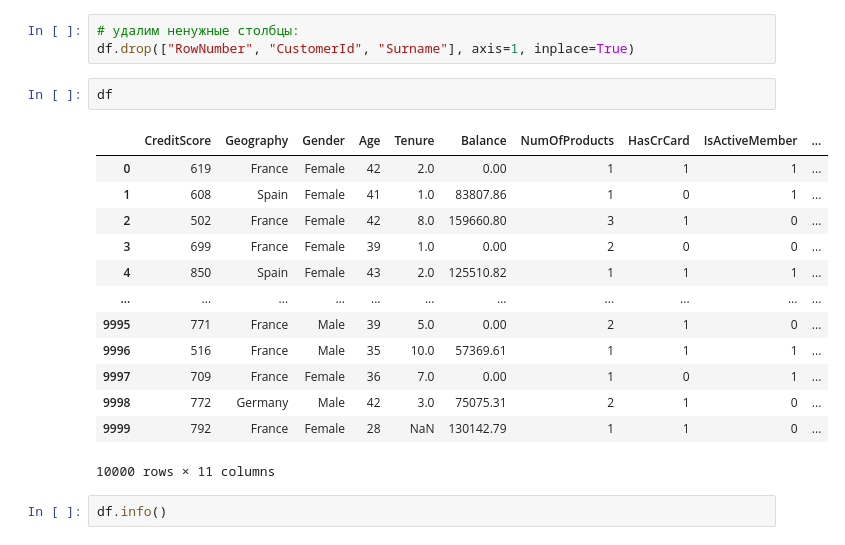
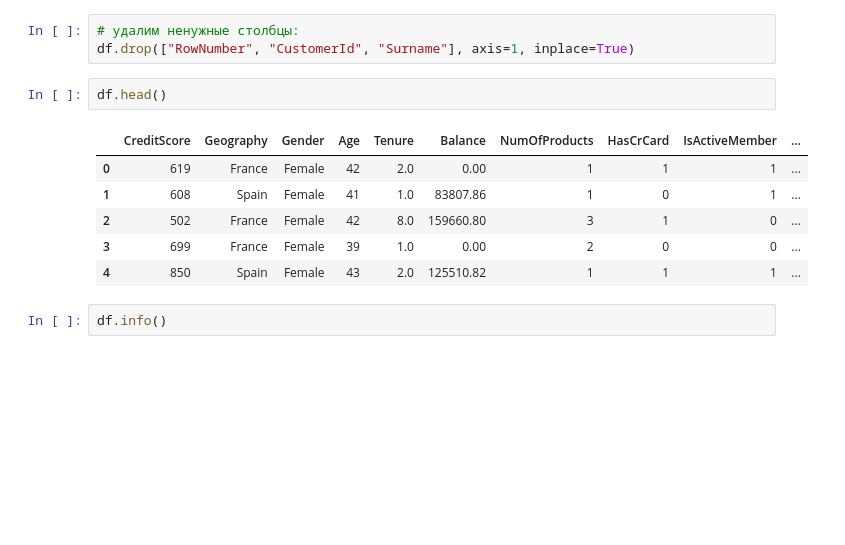
Before and after one commit to elenasobolevamsc/Bank_Churn_Prediction, a Jupyter notebook: Bank_Churn_Prediction.ipynb, the cells around one changed output. Cells and saved outputs as stored; diff of their text form; blank space fills up the shorter version.

```diff
--- a/Bank_Churn_Prediction.ipynb
+++ b/Bank_Churn_Prediction.ipynb
@@ -131,21 +124,14 @@ Name: count, dtype: int64
 # удалим ненужные столбцы:
 df.drop(["RowNumber", "CustomerId", "Surname"], axis=1, inplace=True)
 # %%
-df
+df.head()
 # %% [output]
 |  | CreditScore | Geography | Gender | Age | Tenure | Balance | NumOfProducts | HasCrCard | IsActiveMember | ... |
 | 0 | 619 | France | Female | 42 | 2.0 | 0.00 | 1 | 1 | 1 | ... |
 | 1 | 608 | Spain | Female | 41 | 1.0 | 83807.86 | 1 | 0 | 1 | ... |
 | 2 | 502 | France | Female | 42 | 8.0 | 159660.80 | 3 | 1 | 0 | ... |
 | 3 | 699 | France | Female | 39 | 1.0 | 0.00 | 2 | 0 | 0 | ... |
 | 4 | 850 | Spain | Female | 43 | 2.0 | 125510.82 | 1 | 1 | 1 | ... |
-| ... | ... | ... | ... | ... | ... | ... | ... | ... | ... | ... |
-| 9995 | 771 | France | Male | 39 | 5.0 | 0.00 | 2 | 1 | 0 | ... |
-| 9996 | 516 | France | Male | 35 | 10.0 | 57369.61 | 1 | 1 | 1 | ... |
-| 9997 | 709 | France | Female | 36 | 7.0 | 0.00 | 1 | 0 | 1 | ... |
-| 9998 | 772 | Germany | Male | 42 | 3.0 | 75075.31 | 2 | 1 | 0 | ... |
-| 9999 | 792 | France | Female | 28 | NaN | 130142.79 | 1 | 1 | 0 | ... |
-10000 rows × 11 columns
 # %%
 df.info()
 # %% [output]
```
Also changed, not shown: parts of 3 cells of this notebook, 1 other file.
